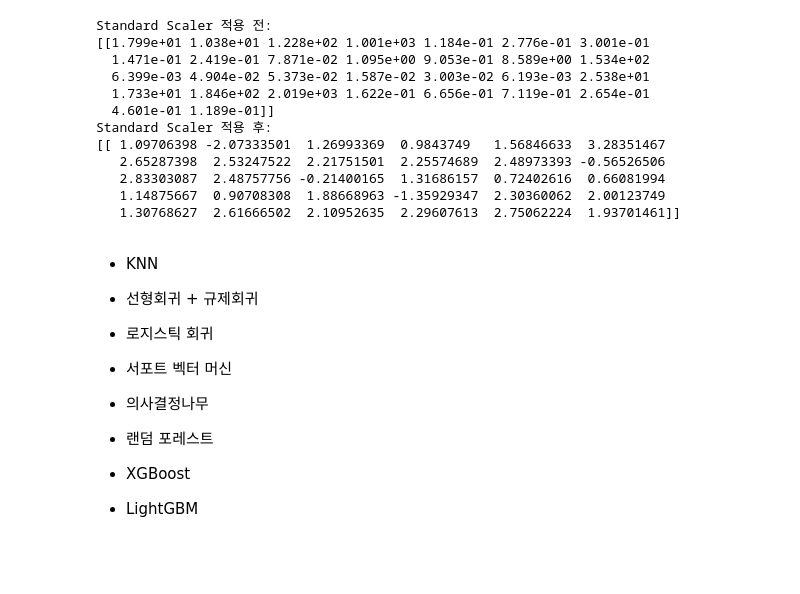
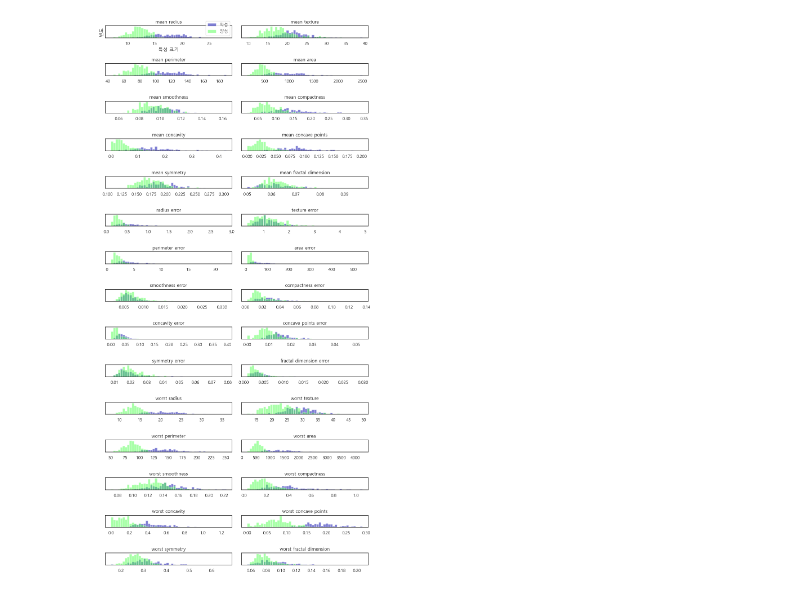
Before and after one commit to DoIn-Sin/ML_Study, a Jupyter notebook: 비지도학습.ipynb, the cells around one changed output. Drawn from its saved outputs; the diff is of its cells as text; code cells hidden in the pictures; blank space fills up the shorter version.

```diff
--- a/비지도학습.ipynb
+++ b/비지도학습.ipynb
@@ -49,26 +46,28 @@ X_std = std.fit_transform(cancer['data'])
-# %%
-print(f"Standard Scaler 적용 전: \n{cancer['data'][:1, :]}")
-print(f"Standard Scaler 적용 후: \n{X_std[:1, :]}")
-# %% [output]
-Standard Scaler 적용 전:
-[[1.799e+01 1.038e+01 1.228e+02 1.001e+03 1.184e-01 2.776e-01 3.001e-01
-  1.471e-01 2.419e-01 7.871e-02 1.095e+00 9.053e-01 8.589e+00 1.534e+02
-  6.399e-03 4.904e-02 5.373e-02 1.587e-02 3.003e-02 6.193e-03 2.538e+01
-  1.733e+01 1.846e+02 2.019e+03 1.622e-01 6.656e-01 7.119e-01 2.654e-01
-  4.601e-01 1.189e-01]]
-Standard Scaler 적용 후:
-[[ 1.09706398 -2.07333501  1.26993369  0.9843749   1.56846633  3.28351467
-   2.65287398  2.53247522  2.21751501  2.25574689  2.48973393 -0.56526506
-   2.83303087  2.48757756 -0.21400165  1.31686157  0.72402616  0.66081994
-   1.14875667  0.90708308  1.88668963 -1.35929347  2.30360062  2.00123749
-   1.30768627  2.61666502  2.10952635  2.29607613  2.75062224  1.93701461]]
-# %% [markdown]
-- KNN
-- 선형회귀 + 규제회귀
-- 로지스틱 회귀
-- 서포트 벡터 머신
-
-- 의사결정나무
-- 랜덤 포레스트
-- XGBoost
-- LightGBM
+# %%
+import matplotlib.pyplot as plt
+import seaborn as sns
+import numpy as np
+import mglearn
+
+plt.rc("font", family = "Malgun Gothic")
+sns.set(font="Malgun Gothic",
+rc={"axes.unicode_minus":False}, style='white')
+
+fig, axes = plt.subplots(15, 2, figsize=(10, 20))
+malignant = cancer.data[cancer.target == 0]
+benign = cancer.data[cancer.target == 1]
+
+ax = axes.ravel()
+
+for i in range(30):
+    _, bins = np.histogram(cancer.data[:, i], bins=50) # 첫 번째 반환값은 인덱스이므로 시각화에 필요가 없어서 버림(_로 표시), 두 번째 값은 구간값
+    ax[i].hist(malignant[:, i], bins=bins, color=mglearn.cm3(0), alpha=0.5)
+    ax[i].hist(benign[:, i], bins=bins, color=mglearn.cm3(2), alpha=0.5)
+    ax[i].set_title(cancer.feature_names[i])
+    ax[i].set_yticks(()) # y축의 눈금 제거
+ax[0].set_xlabel("특성 크기")
+ax[0].set_ylabel("빈도")
+ax[0].legend(["악성", "양성"], loc="best")
+fig.tight_layout()
+# %% [output]
+[figure, added]
```
Also changed, not shown: parts of 24 cells of this notebook, 3 other files.
